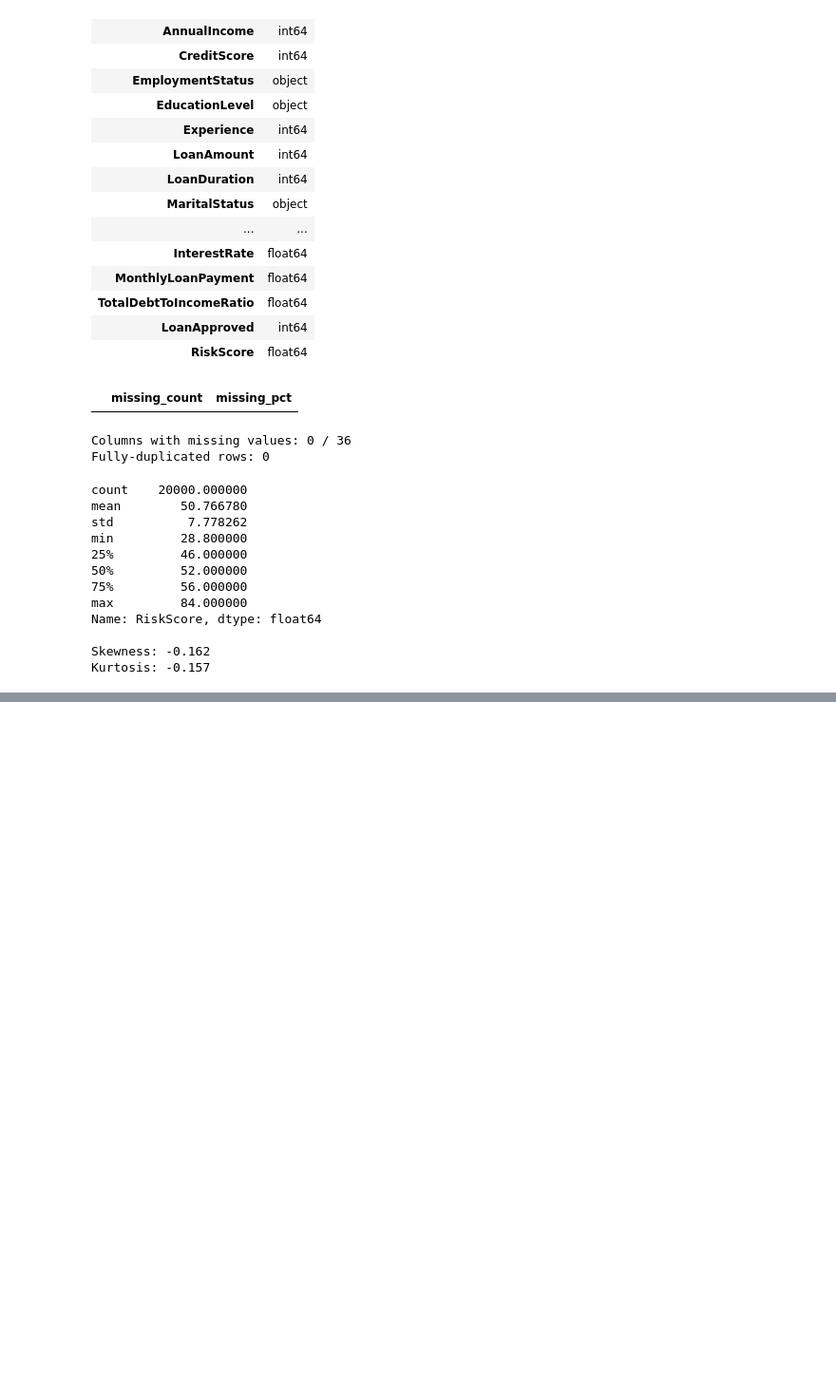
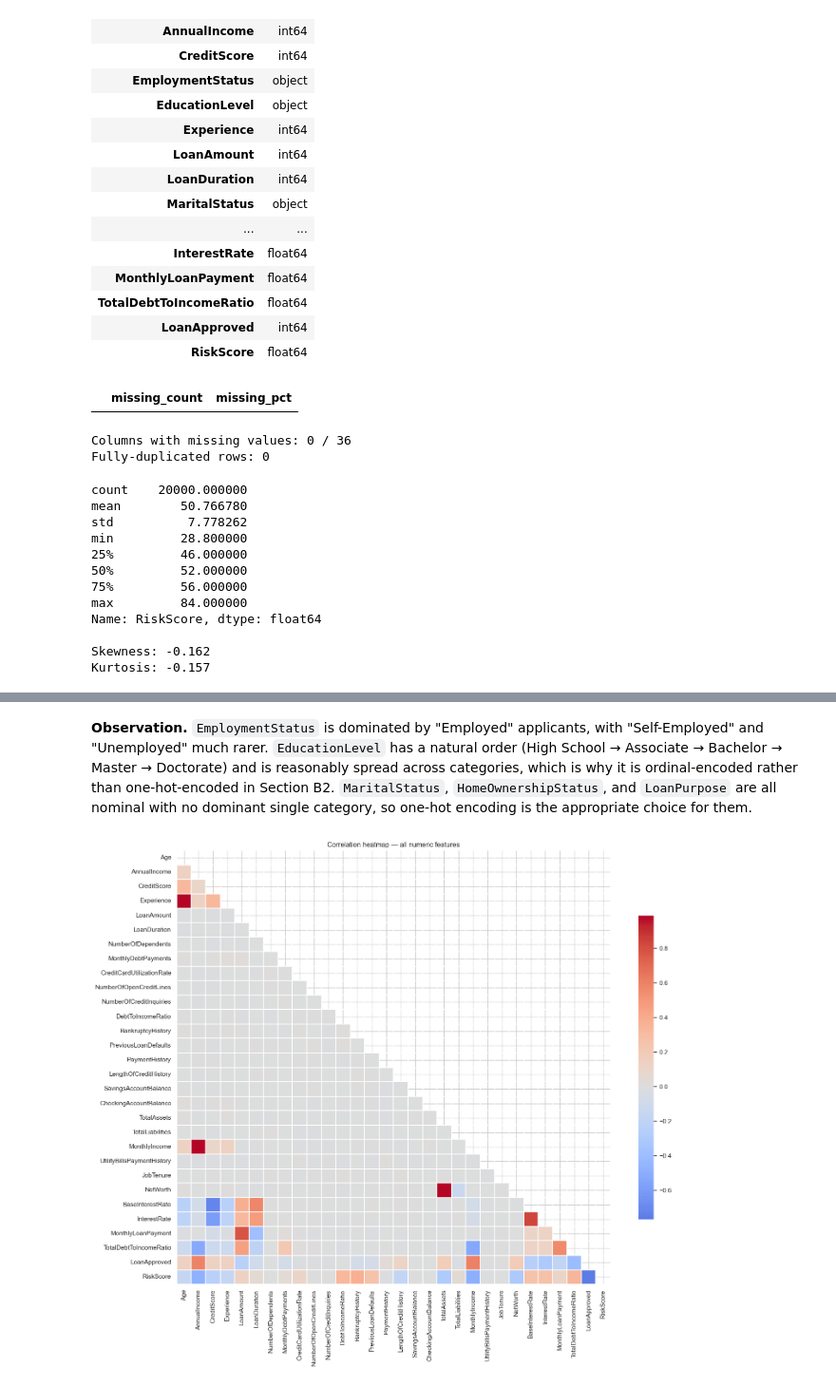
Before and after one commit to Isvarr/capstone_ml, a Jupyter notebook: credit_risk_regression.ipynb, the cells around one changed output, grey strips where cells are left out. Shown at 95% size. Saved outputs shown, nothing was run; the diff lists cells and outputs as text; code cells hidden in the pictures; blank space fills up the shorter version.

```diff
--- a/credit_risk_regression.ipynb
+++ b/credit_risk_regression.ipynb
@@ -101,0 +205,7 @@ Kurtosis: -0.157
+# %% [markdown]
+**Observation.** `EmploymentStatus` is dominated by "Employed" applicants, with
+"Self-Employed" and "Unemployed" much rarer. `EducationLevel` has a natural order (High School →
+Associate → Bachelor → Master → Doctorate) and is reasonably spread across categories, which is
+why it is ordinal-encoded rather than one-hot-encoded in Section B2. `MaritalStatus`,
+`HomeOwnershipStatus`, and `LoanPurpose` are all nominal with no dominant single category, so
+one-hot encoding is the appropriate choice for them.
@@ -101,0 +214,12 @@ Kurtosis: -0.157
+# %%
+plt.figure(figsize=(16, 13))
+corr = df[numeric_cols].corr()
+mask = np.triu(np.ones_like(corr, dtype=bool))
+sns.heatmap(corr, mask=mask, cmap="coolwarm", center=0, annot=False,
+            square=True, linewidths=0.3, cbar_kws={"shrink": 0.7})
+plt.title("Correlation heatmap — all numeric features")
+plt.tight_layout()
+plt.savefig("correlation_heatmap.png", bbox_inches="tight")
+plt.show()
+# %% [output]
+[figure, added]
```
Also changed, not shown: parts of 13 cells of this notebook.
